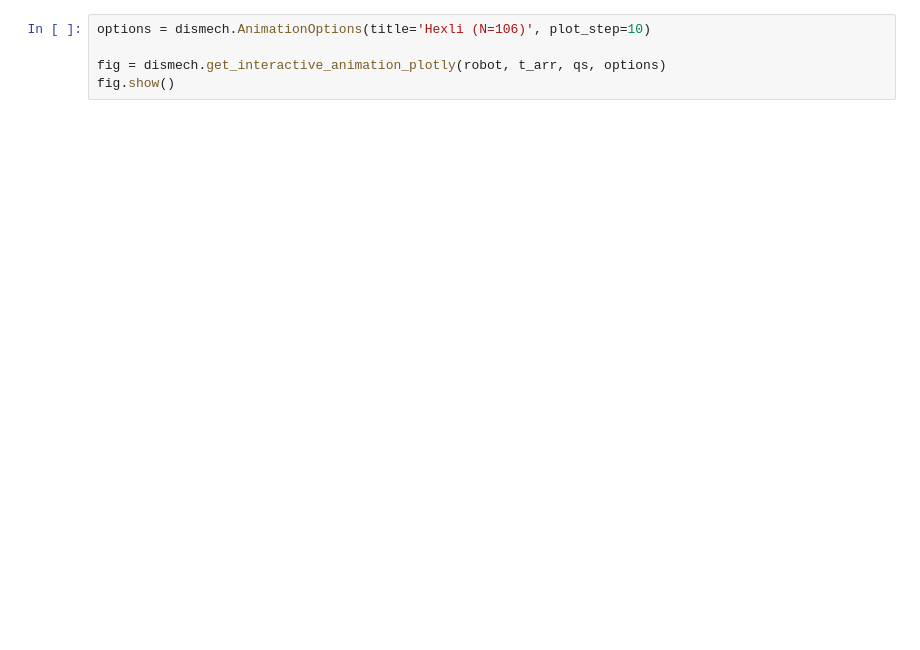
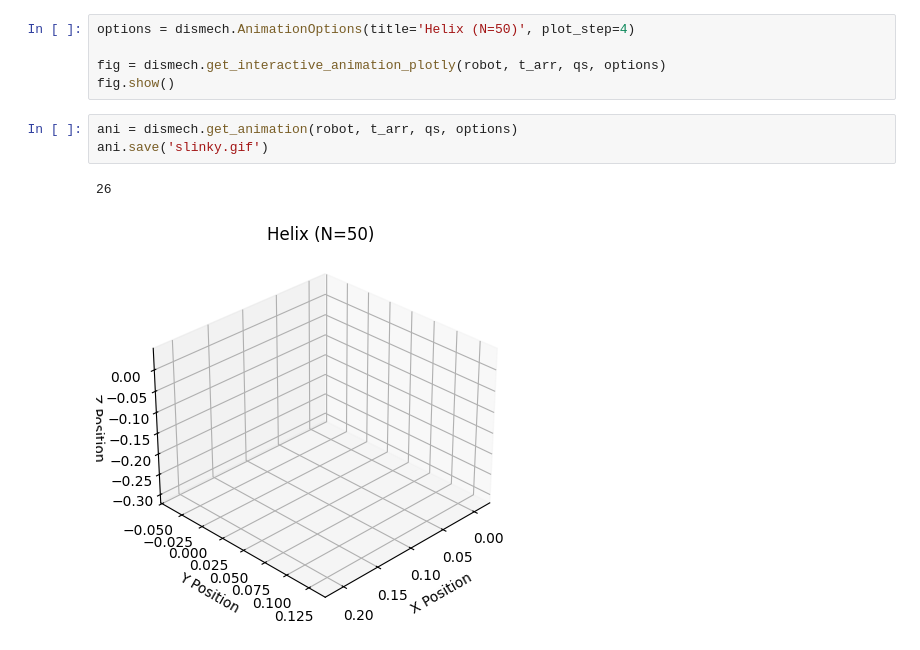
Before and after one commit to StructuresComp/dismech-python, a Jupyter notebook: experiments/slinky.ipynb, the cells around one changed output. Drawn from its saved outputs; the diff is of its cells as text; blank space fills up the shorter version.

```diff
--- a/experiments/slinky.ipynb
+++ b/experiments/slinky.ipynb
@@ -63,6 +64,12 @@ current_time:  10.009999999999831
 # %%
-options = dismech.AnimationOptions(title='Hexli (N=106)', plot_step=10)
+options = dismech.AnimationOptions(title='Helix (N=50)', plot_step=4)
 
 fig = dismech.get_interactive_animation_plotly(robot, t_arr, qs, options)
 fig.show()
+# %%
+ani = dismech.get_animation(robot, t_arr, qs, options)
+ani.save('slinky.gif')
+# %% [output]
+26
+[figure, added]
 # %%
```
Also changed, not shown: parts of 4 cells of this notebook, 8 other files.
